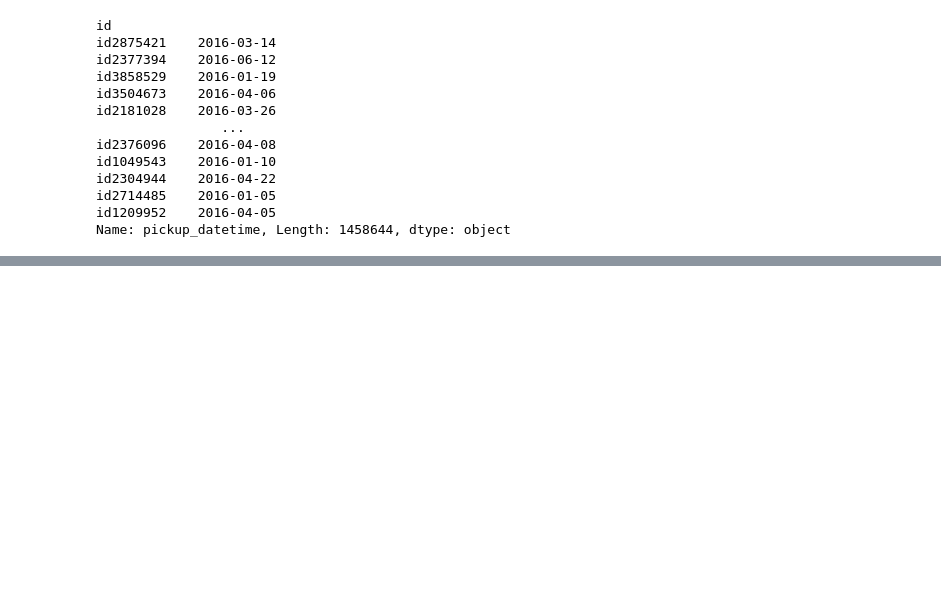
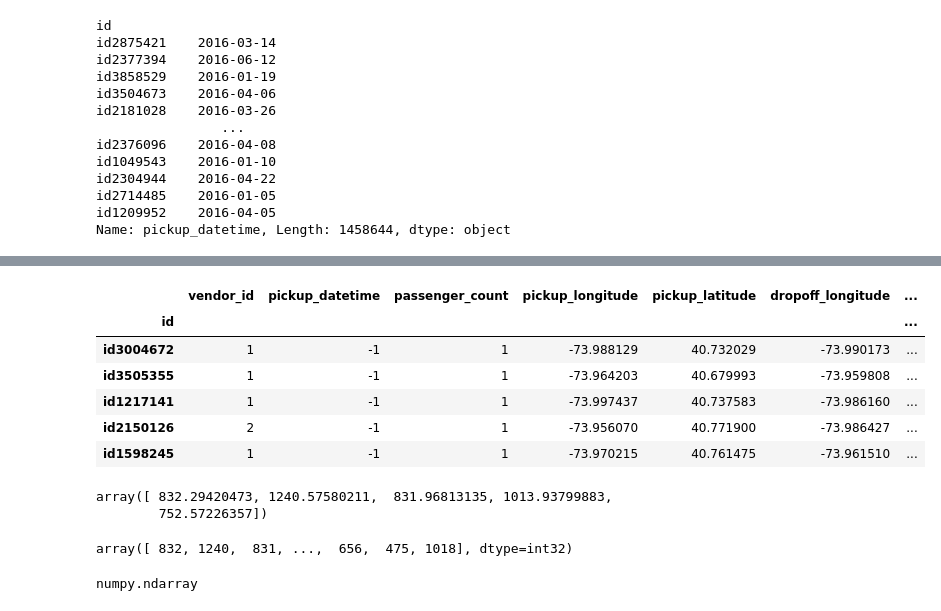
Before and after one commit to ameenamk/ml_practice, a Jupyter notebook: eda_2.ipynb, the cells around one changed output, grey strips where cells are left out. Drawn from its saved outputs; the diff is of its cells as text; code cells hidden in the pictures; blank space fills up the shorter version.

```diff
--- a/eda_2.ipynb
+++ b/eda_2.ipynb
@@ -287,0 +434,24 @@ Name: pickup_datetime, Length: 1458644, dtype: object
+# %%
+test_df.iloc[:5,] #select first 5 rows of test_df
+# %% [output]
+|  | vendor_id | pickup_datetime | passenger_count | pickup_longitude | pickup_latitude | dropoff_longitude | ... |
+| id |  |  |  |  |  |  | ... |
+| id3004672 | 1 | -1 | 1 | -73.988129 | 40.732029 | -73.990173 | ... |
+| id3505355 | 1 | -1 | 1 | -73.964203 | 40.679993 | -73.959808 | ... |
+| id1217141 | 1 | -1 | 1 | -73.997437 | 40.737583 | -73.986160 | ... |
+| id2150126 | 2 | -1 | 1 | -73.956070 | 40.771900 | -73.986427 | ... |
+| id1598245 | 1 | -1 | 1 | -73.970215 | 40.761475 | -73.961510 | ... |
+# %%
+model.predict(test_df.iloc[:5,]) #Take the first 5 rows of test_df and use the trained model to make predictions for those 5 rows.
+# %% [output]
+array([ 832.29420473, 1240.57580211,  831.96813135, 1013.93799883,
+        752.57226357])
+# %%
+test_preds=model.predict(test_df).astype(np.int32) #This code predicts the output for every row in test_df and stores the predictions in test_preds.
+test_preds
+# %% [output]
+array([ 832, 1240,  831, ...,  656,  475, 1018], dtype=int32)
+# %%
+type(test_preds)
+# %% [output]
+numpy.ndarray
```
Also changed, not shown: parts of 27 cells of this notebook.
